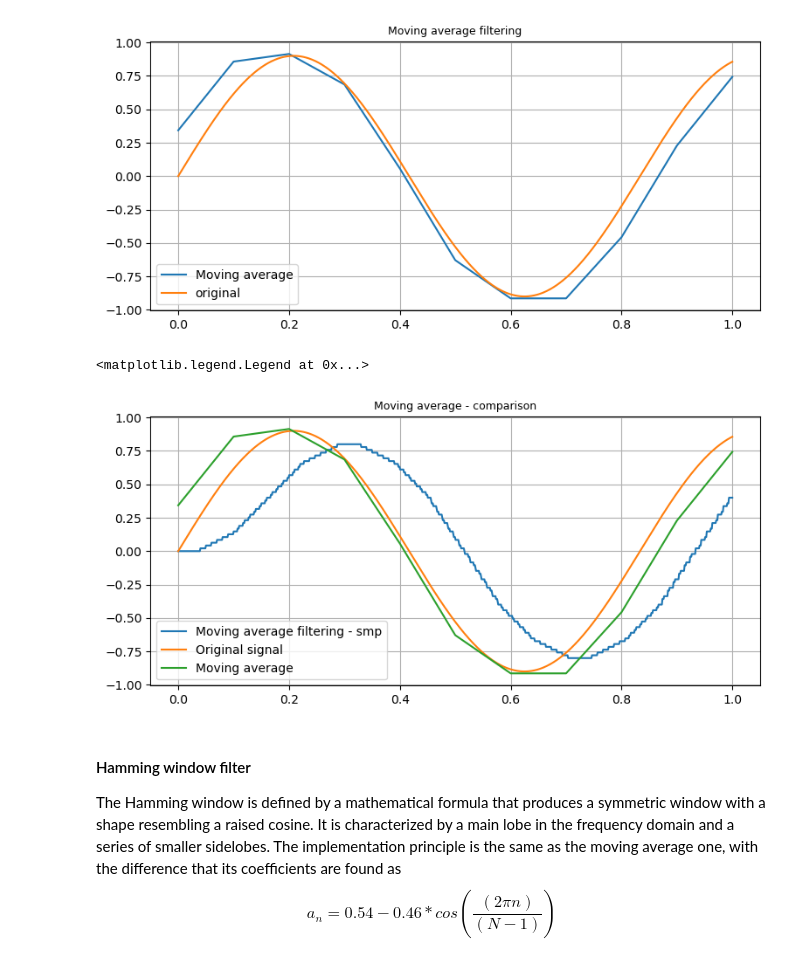
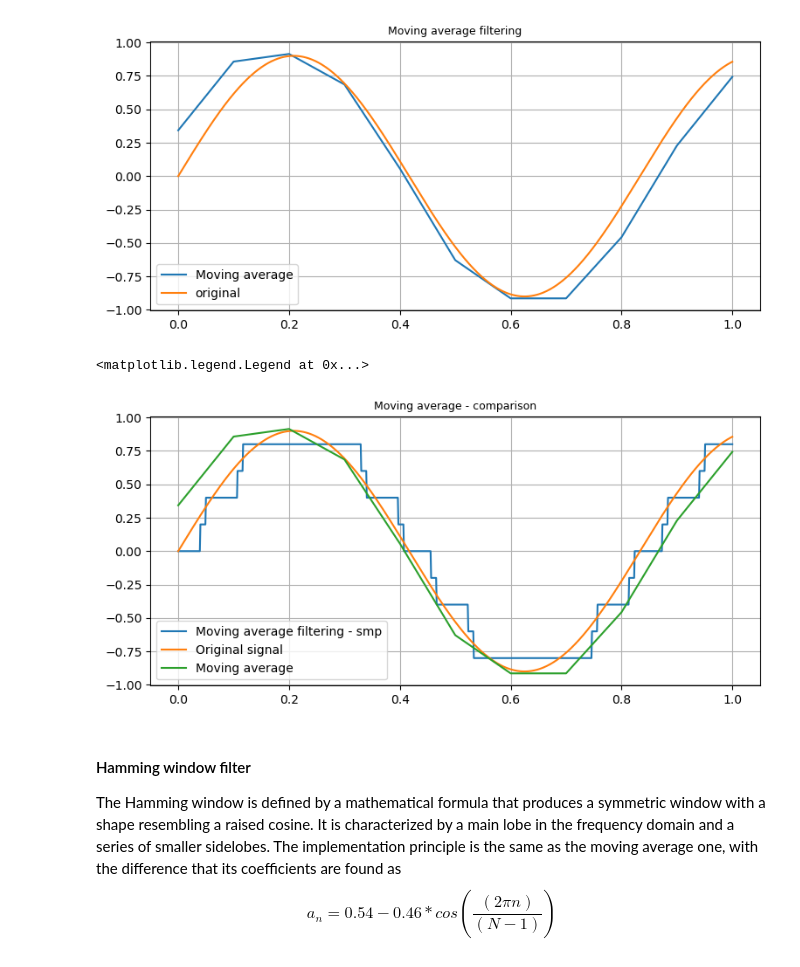
Before and after one commit to lindafabs/Semester-Project, a Jupyter notebook: Final_notebook.ipynb, the cells around one changed output. Saved outputs shown, nothing was run; the diff lists cells and outputs as text; code cells hidden in the pictures.

```diff
--- a/Final_notebook.ipynb
+++ b/Final_notebook.ipynb
@@ -674,19 +674,19 @@ plt.grid()
 # %% [output]
 [figure]
 # %%
-f = FIR_class(taps = 20, delay = 10)
+f = FIR_class(taps = 3, delay = 10)
 y_fir_smp = f.movingAvg(x,q.quantize(test_FIR(x)))
 #--------------------------------------------------------------------------
 plt.figure(figsize=(9, 4))
 plt.plot(x, y_fir_smp, label='Moving average filtering - smp')
 plt.plot(x, test_FIR(x), label='Original signal')
 plt.plot(x_fir, movAvg_out, label='Moving average')
 plt.title('Moving average - comparison', fontsize=9)
 plt.grid()
 plt.legend()
 # %% [output]
 <matplotlib.legend.Legend at 0x...>
-[figure, old version]
+[figure, new version]
 # %% [markdown]
 #### Hamming window filter
 The Hamming window is defined by a mathematical formula that produces a symmetric window with a shape resembling a raised cosine. It is characterized by a main lobe in the frequency domain and a series of smaller sidelobes. The implementation principle is the same as the moving average one, with the difference that its coefficients are found as $$ a_n = 0.54 - 0.46 * cos \left(\frac{(2\pi n)}{(N - 1)} \right) $$
```
Also changed, not shown: parts of 2 cells of this notebook.
